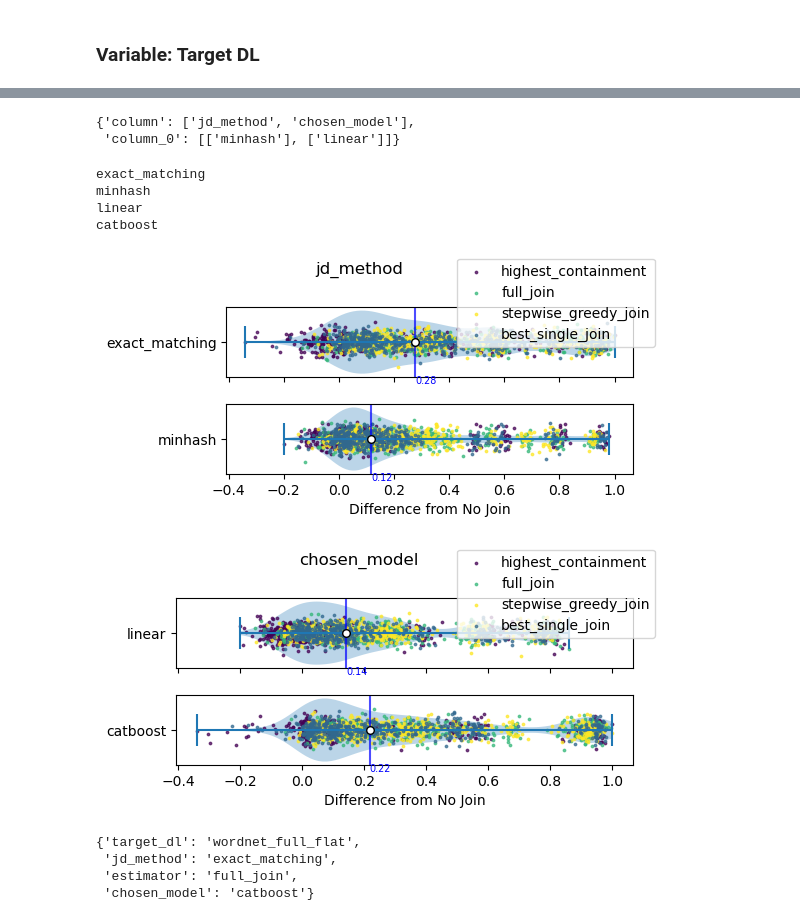
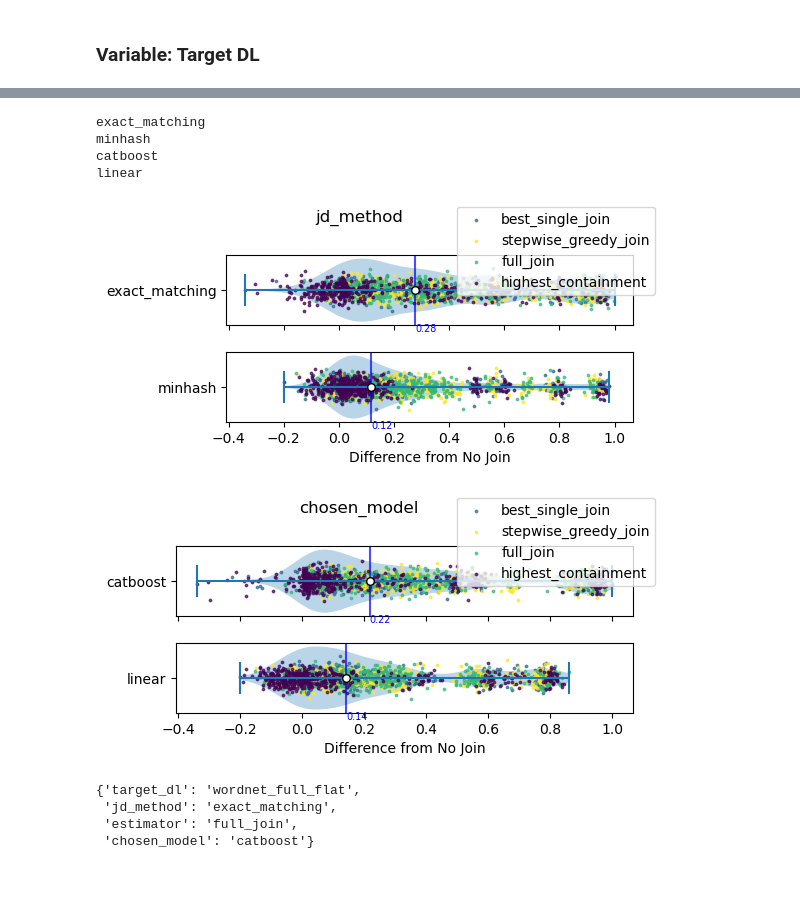
Before and after one commit to rcap107/retrieve-merge-predict, a Jupyter notebook: notebooks/2023-11-30 Study big run.ipynb, the cells around one changed output, grey strips where cells are left out. Drawn from its saved outputs; the diff is of its cells as text; code cells hidden in the pictures; blank space fills up the shorter version.

```diff
--- a/notebooks/2023-11-30 Study big run.ipynb
+++ b/notebooks/2023-11-30 Study big run.ipynb
@@ -589,43 +219,0 @@ minhash
-# %%
-# fig, axes = plt.subplots(4,4, sharex=True)
-outer_variable = "chosen_model"
-inner_variables = [_ for _ in cases.keys() if _ != outer_variable]
-n_cols = len(cases[outer_variable])
-n_rows = sum(len(cases[var]) for var in inner_variables)
-
-fig, axes = plt.subplots(
-    nrows=n_rows,
-    ncols=n_cols,
-    figsize=(10, 4),
-    sharex=True,
-    sharey="row",
-    layout="constrained",
-)
-
-ax_big = add_subplot(fig, (1, 1, 1))
-
-for idx_outer_var, c_m in enumerate(cases[outer_variable]):
-    print(c_m)
-    for idx_inner_var, tg in enumerate(inner_variables):
-        new_ax = add_subplot(fig, (2, 1, idx_inner_var + 1))
-        new_ax.set_ylabel(tg)
-        new_ax.yaxis.set_label_position("left")
-        print(tg)
-        for idx_plot, c_inner in enumerate(cases[tg]):
-            print(c_inner)
-            ax = axes[2 * idx_inner_var + idx_plot, idx_outer_var]
-            ax.annotate(c_inner + c_m, xy=(0, 0))
-            filter_dict = {outer_variable: c_m, tg: c_inner}
-            subset = current_results.filter(**filter_dict)
-            h, l = violin_plot_case(ax, subset, None)
-            ax.set_yticks([1], [c_inner])
-    axes[0][idx_outer_var].set_title(c_m)
-# for ax, col in zip(axes[0], cols):
-#     ax.set_title(col)
-fig.legend(h, l, loc="outside lower left", mode="expand", ncols=4, markerscale=5)
-fig.set_constrained_layout_pads(
-    w_pad=8.0 / 72.0, h_pad=4.0 / 72.0, hspace=0.0 / 72.0, wspace=0.0 / 72.0
-)
-
-# fig.tight_layout()
-# ax_big.legend(h,l)
@@ -642,23 +220,16 @@ minhash
-# %%
-subset.select(pl.col(["jd_method", "chosen_model"]).unique().implode()).transpose(
-    include_header=True
-).to_dict(as_series=False)
-# %% [output]
-{'column': ['jd_method', 'chosen_model'],
- 'column_0': [['minhash'], ['linear']]}
 # %%
 target_variable = "jd_method"
 for tg in ["jd_method", "chosen_model"]:
     data, values_dict, label_mapping = prepare_data(results_depleted, tg)
-    violin_plot(data, values_dict, label_mapping, tg)
+    plotting.violin_plot(data, values_dict, label_mapping, tg)
     # break
 # %% [output]
 exact_matching
 minhash
+catboost
 linear
-catboost
-[figure, old version]
+[figure, new version]
-[figure, old version]
+[figure, new version]
 # %%
 from itertools import combinations
 # %%
```
Also changed, not shown: parts of 21 cells of this notebook, 3 other files.
